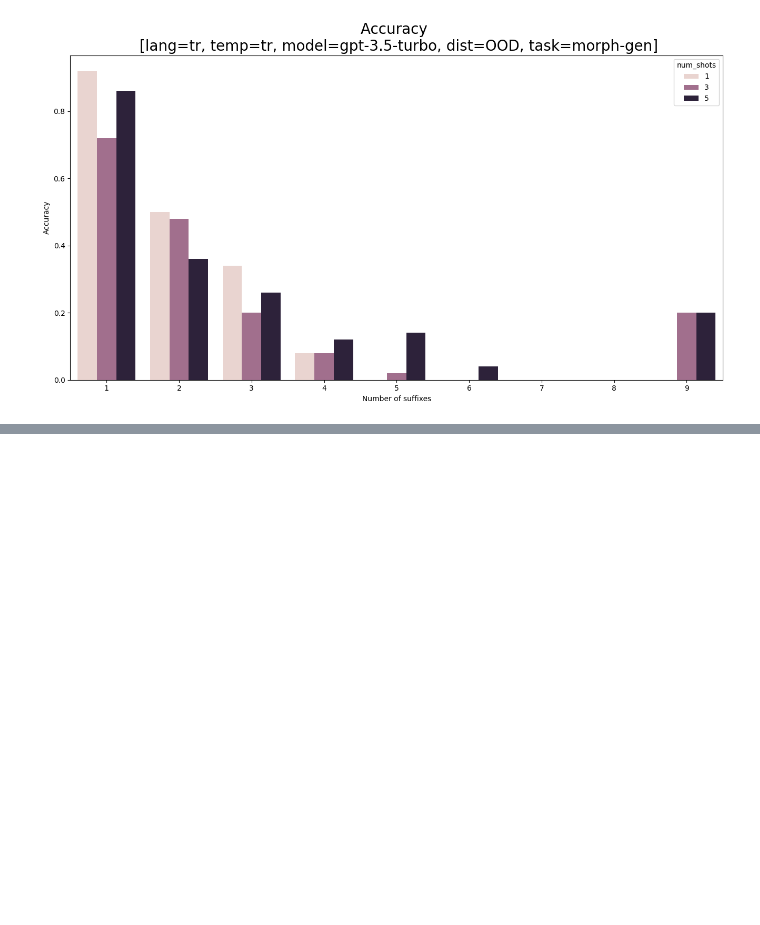
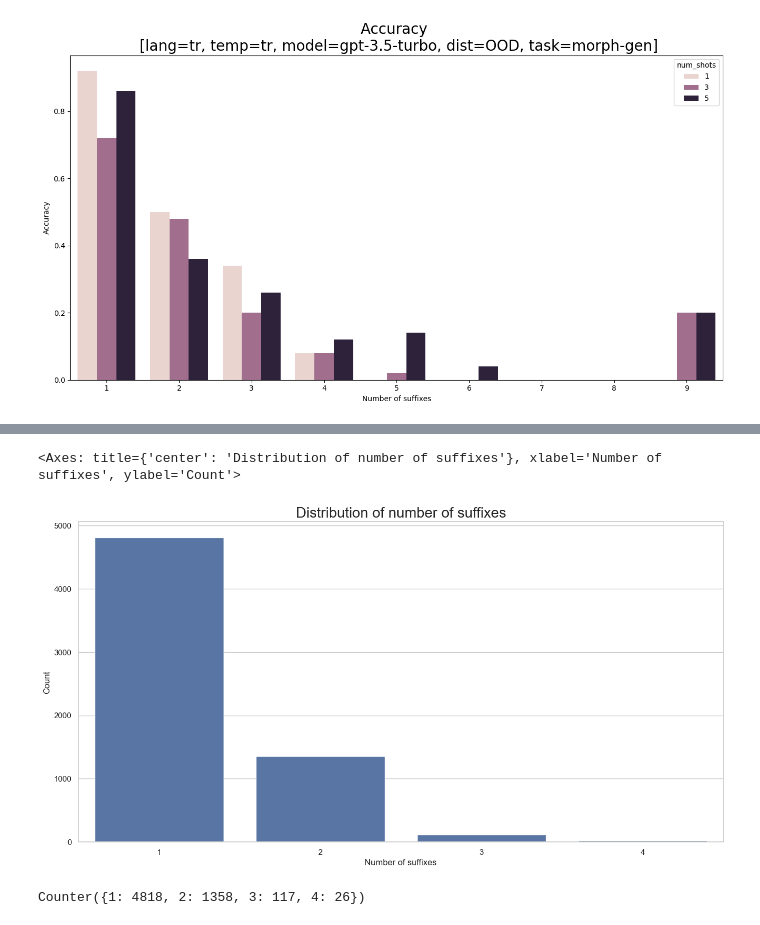
Before and after one commit to mismayil/morph-gen, a Jupyter notebook: src/data.ipynb, the cells around one changed output, grey strips where cells are left out. Saved outputs shown, nothing was run; the diff lists cells and outputs as text; code cells hidden in the pictures; blank space fills up the shorter version.

```diff
--- a/src/data.ipynb
+++ b/src/data.ipynb
@@ -302,0 +378,21 @@ sns.barplot(data=tab_results.query("is_ood == True & task == 'morph-gen'"), x="n
+# %%
+number_of_suffixes = []
+
+for sample in en_data["data"]:
+    number_of_suffixes.append(len(sample["morphemes"]))
+
+number_of_suffixes_counter = Counter(number_of_suffixes)
+fig, ax = plt.subplots(figsize=(16, 8))
+ax.set_title("Distribution of number of suffixes")
+ax.set_xlabel("Number of suffixes")
+ax.set_ylabel("Count")
+# set the title font size
+ax.title.set_size(20)
+sns.barplot(dict(number_of_suffixes_counter), ax=ax)
+# %% [output]
+<Axes: title={'center': 'Distribution of number of suffixes'}, xlabel='Number of suffixes', ylabel='Count'>
+[figure, added]
+# %%
+number_of_suffixes_counter
+# %% [output]
+Counter({1: 4818, 2: 1358, 3: 117, 4: 26})
```
Also changed, not shown: parts of 10 cells of this notebook, 36 other files.
